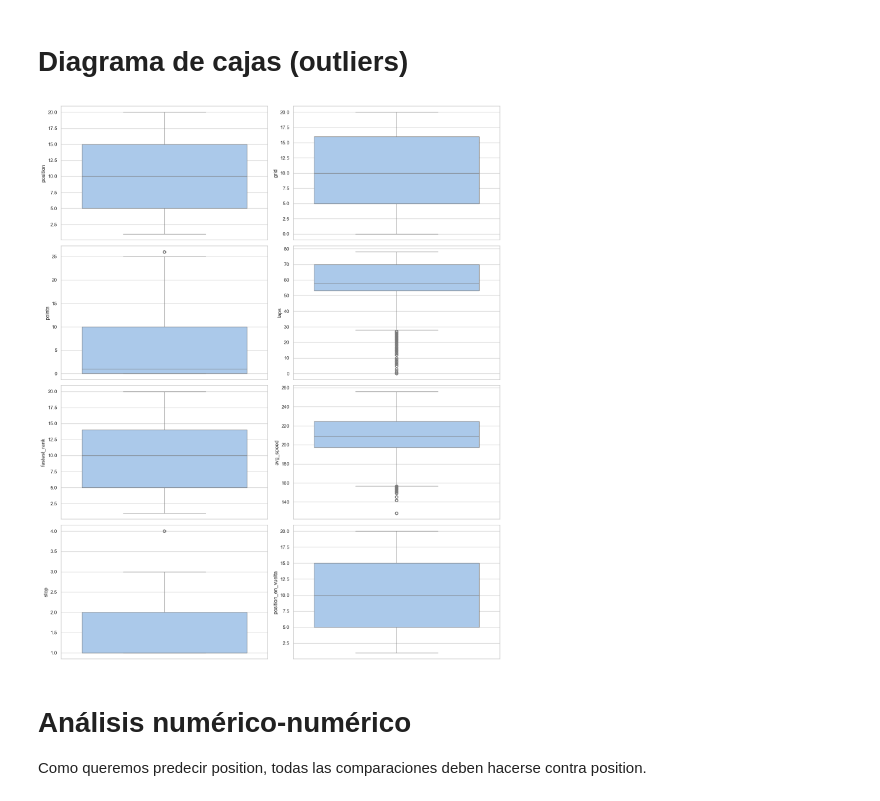
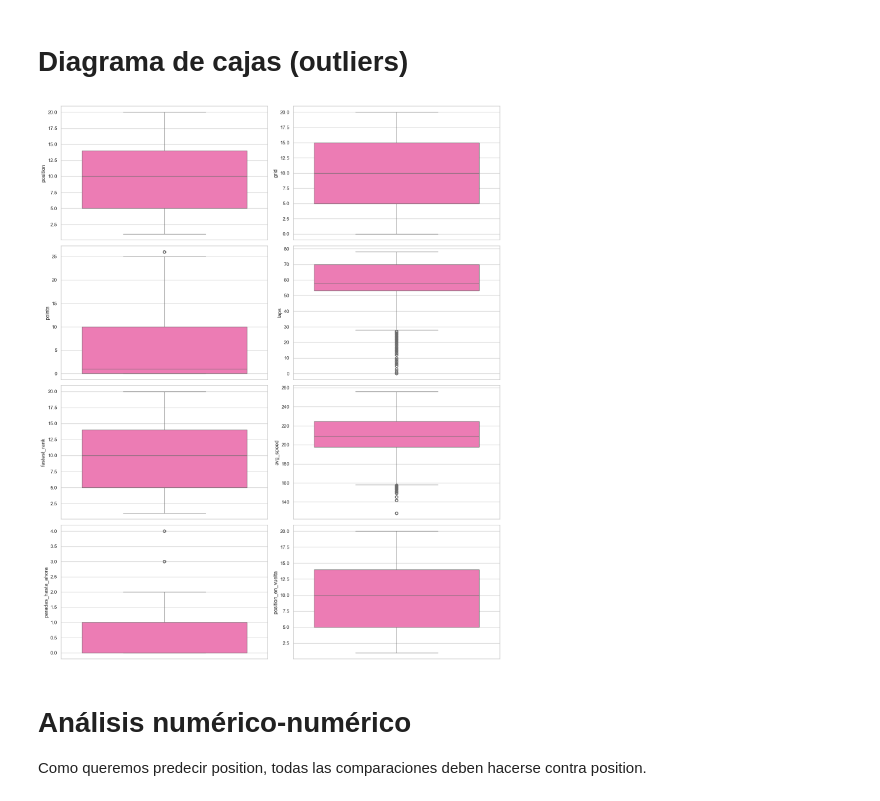
Before and after one commit to luciaTapiaGarcia/proyecto_final_f1_marcos_lucia, a Jupyter notebook: src/explore.ipynb, the cells around one changed output. Drawn from its saved outputs; the diff is of its cells as text; code cells hidden in the pictures.

```diff
--- a/src/explore.ipynb
+++ b/src/explore.ipynb
@@ -550,7 +642,7 @@ pd.read_sql(
 # %%
 import pandas as pd
 
-total_data = pd.read_csv("f1_dataset_final.csv")
+total_data = pd.read_csv("f1_dataset_limpio.csv")
 total_data.head()
 # %% [output]
 |  | season | round | lap | driverId | position_en_vuelta | lap_time | raceName | raceDate | circuitId | ... |
@@ -683,33 +799,34 @@ máximos y mínimos. Esto permite detectar posibles valores atípicos y conocer
 import matplotlib.pyplot as plt
 import seaborn as sns
 
-sns.set_theme(style="whitegrid", palette="pastel")
+sns.set_theme(style="whitegrid")
+color = "#ff69b4"
 
 fig, axis = plt.subplots(4, 2, figsize=(15,18))
 
 # Position
-sns.histplot(ax=axis[0,0], data=total_data, x="position")
+sns.histplot(ax=axis[0,0], data=total_data, x="position", color=color)
 
 # Grid
-sns.histplot(ax=axis[0,1], data=total_data, x="grid")
+sns.histplot(ax=axis[0,1], data=total_data, x="grid", color=color)
 
 # Points
-sns.histplot(ax=axis[1,0], data=total_data, x="points")
+sns.histplot(ax=axis[1,0], data=total_data, x="points", color=color)
 
 # Laps
-sns.histplot(ax=axis[1,1], data=total_data, x="laps")
+sns.histplot(ax=axis[1,1], data=total_data, x="laps", color=color)
 
 # Fastest Rank
-sns.histplot(ax=axis[2,0], data=total_data, x="fastest_rank")
+sns.histplot(ax=axis[2,0], data=total_data, x="fastest_rank", color=color)
 
 # Avg Speed
-sns.histplot(ax=axis[2,1], data=total_data, x="avg_speed")
+sns.histplot(ax=axis[2,1], data=total_data, x="avg_speed", color=color)
 
-# Stop
-sns.histplot(ax=axis[3,0], data=total_data, x="stop")
+# Paradas hasta ahora
+sns.histplot(ax=axis[3,0], data=total_data, x="paradas_hasta_ahora", color=color)
 
 # Position en vuelta
-sns.histplot(ax=axis[3,1], data=total_data, x="position_en_vuelta")
+sns.histplot(ax=axis[3,1], data=total_data, x="position_en_vuelta", color=color)
 
 plt.tight_layout()
 plt.show()
@@ -800,19 +917,21 @@ plt.show()
 # %%
 fig, axis = plt.subplots(4,2, figsize=(15,18))
 
-sns.boxplot(ax=axis[0,0], data=total_data, y="position")
-sns.boxplot(ax=axis[0,1], data=total_data, y="grid")
-sns.boxplot(ax=axis[1,0], data=total_data, y="points")
-sns.boxplot(ax=axis[1,1], data=total_data, y="laps")
-sns.boxplot(ax=axis[2,0], data=total_data, y="fastest_rank")
-sns.boxplot(ax=axis[2,1], data=total_data, y="avg_speed")
-sns.boxplot(ax=axis[3,0], data=total_data, y="stop")
-sns.boxplot(ax=axis[3,1], data=total_data, y="position_en_vuelta")
+color = "#ff69b4"
+
+sns.boxplot(ax=axis[0,0], data=total_data, y="position", color=color)
+sns.boxplot(ax=axis[0,1], data=total_data, y="grid", color=color)
+sns.boxplot(ax=axis[1,0], data=total_data, y="points", color=color)
+sns.boxplot(ax=axis[1,1], data=total_data, y="laps", color=color)
+sns.boxplot(ax=axis[2,0], data=total_data, y="fastest_rank", color=color)
+sns.boxplot(ax=axis[2,1], data=total_data, y="avg_speed", color=color)
+sns.boxplot(ax=axis[3,0], data=total_data, y="paradas_hasta_ahora", color=color)
+sns.boxplot(ax=axis[3,1], data=total_data, y="position_en_vuelta", color=color)
 
 plt.tight_layout()
 plt.show()
 # %% [output]
-[figure, old version]
+[figure, new version]
 # %% [markdown]
 # Análisis numérico-numérico
 
```
Also changed, not shown: parts of 80 cells of this notebook, 1 other file.
